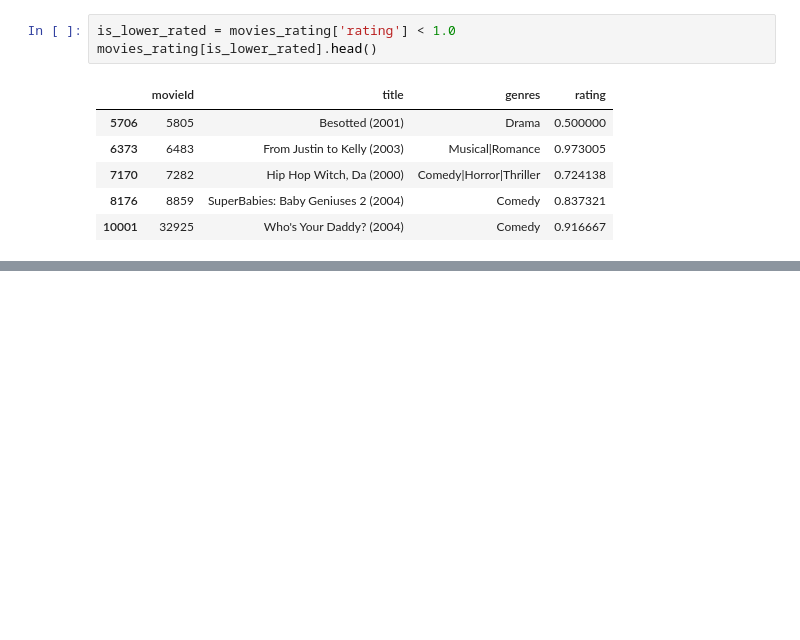
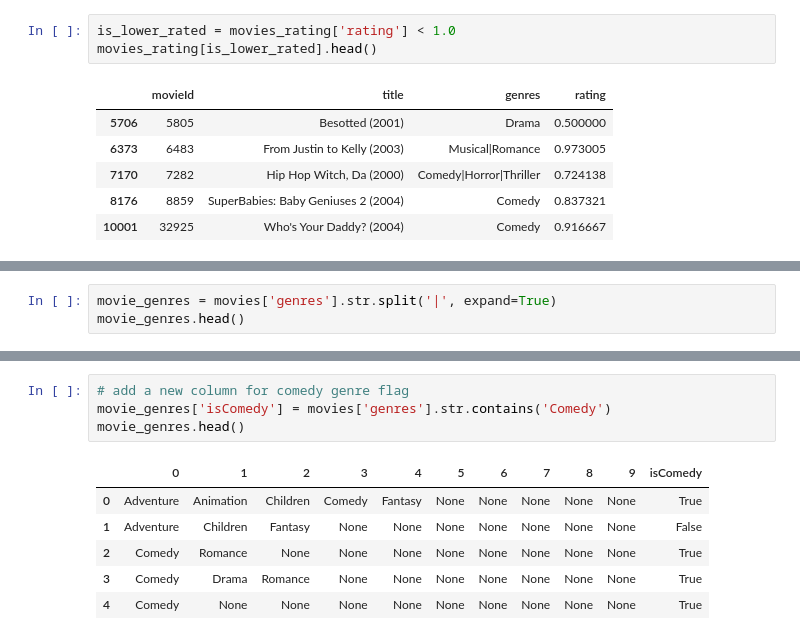
Before and after one commit to dmsergio/data-science-examples, a Jupyter notebook: movielens/movielens.ipynb, the cells around one changed output, grey strips where cells are left out. Cells and saved outputs as stored; diff of their text form; blank space fills up the shorter version.

```diff
--- a/movielens/movielens.ipynb
+++ b/movielens/movielens.ipynb
@@ -385,0 +391,3 @@ movies_rating[is_comedy & worst_movies].head()
+# %%
+movie_genres = movies['genres'].str.split('|', expand=True)
+movie_genres.head()
@@ -385,0 +401,11 @@ movies_rating[is_comedy & worst_movies].head()
+# %%
+# add a new column for comedy genre flag
+movie_genres['isComedy'] = movies['genres'].str.contains('Comedy')
+movie_genres.head()
+# %% [output]
+|  | 0 | 1 | 2 | 3 | 4 | 5 | 6 | 7 | 8 | 9 | isComedy |
+| 0 | Adventure | Animation | Children | Comedy | Fantasy | None | None | None | None | None | True |
+| 1 | Adventure | Children | Fantasy | None | None | None | None | None | None | None | False |
+| 2 | Comedy | Romance | None | None | None | None | None | None | None | None | True |
+| 3 | Comedy | Drama | Romance | None | None | None | None | None | None | None | True |
+| 4 | Comedy | None | None | None | None | None | None | None | None | None | True |
```
Also changed, not shown: parts of 5 cells of this notebook.
